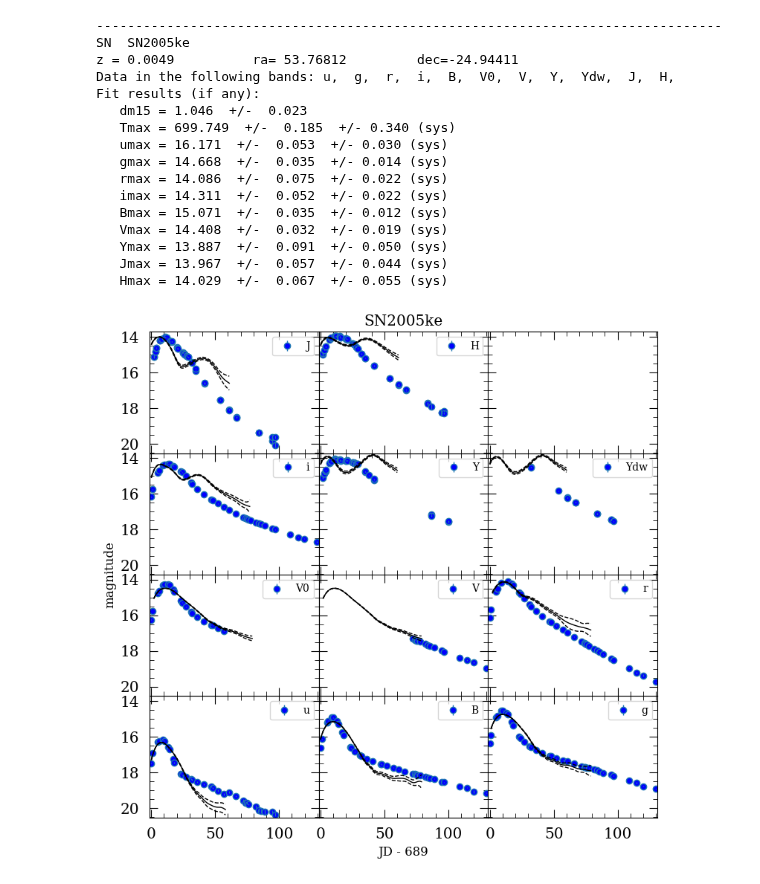
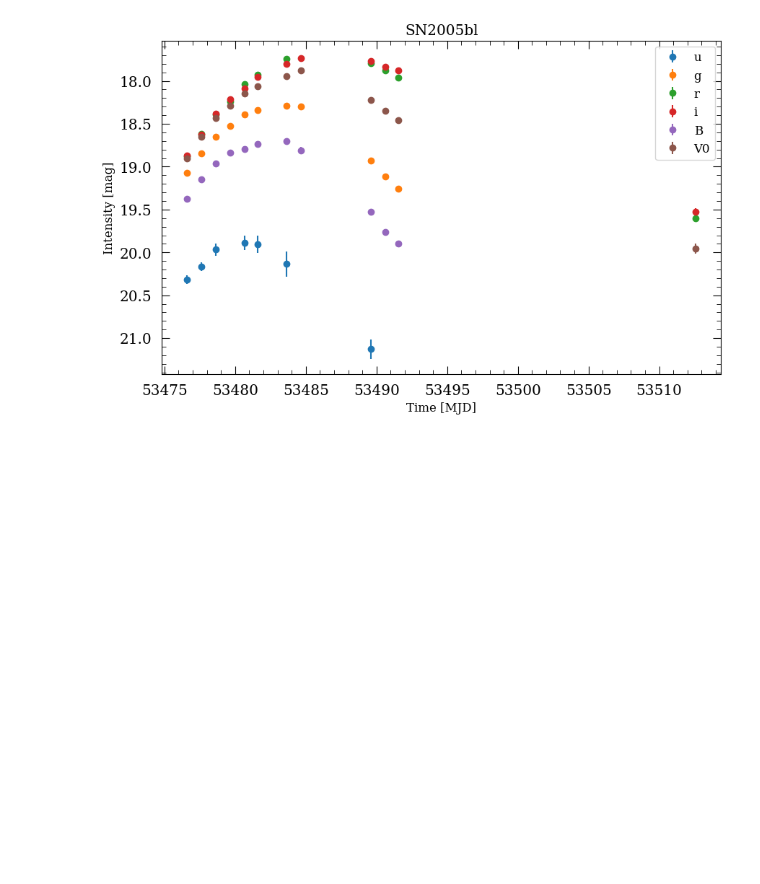
Before and after one commit to mekhi-woods/HiloCATsSN1991bg, a Jupyter notebook: main.ipynb, the cells around one changed output. Saved outputs shown, nothing was run; the diff lists cells and outputs as text; code cells hidden in the pictures; blank space fills up the shorter version.

Commit message:
adjusted some file paths to work in colab, worked towards using SNooPY2 model to find parameters of 13 91bg SNe1a

```diff
--- a/main.ipynb
+++ b/main.ipynb
@@ -33,78 +7,40 @@ Resolving deltas: 100% (20/20), done.
 # %%
+"""
+Plotting 91bg like 1a to get an idea of what they look like
+"""
 import matplotlib.pyplot as plt
 import numpy as np
 
 FILTER_WHEEL = ['u', 'g', 'r', 'i', 'B', 'V0']
 
 if __name__ == '__main__':
-    KrisciunasPath = "targetLists\91bglike_justnames.txt"
+    KrisciunasPath = "/content/HiloCATsSN1991bg/targetLists/91bglike_justnames.txt"
     KrisciunasNames = np.genfromtxt(KrisciunasPath, dtype=str, delimiter=', ')
 
-    allCPSPhot = "data\CSPdata\SN_photo.dat"
+    allCPSPhot = "/content/HiloCATsSN1991bg/data/CSPdata/SN_photo.dat"
     allCPSPhotData = np.genfromtxt(allCPSPhot, dtype='str')
 
     names = allCPSPhotData[:,0]
     filters = allCPSPhotData[:,1]
     time = allCPSPhotData[:,2]
     light = allCPSPhotData[:,3]
     err = allCPSPhotData[:,4]
 
+    plt.figure(figsize=(10,6))
     sigma = 1
     for tar in KrisciunasNames:
         for n in range(len(FILTER_WHEEL)):
             # output_names = names[(names == tar) & (filters == FILTER_WHEEL[n])]
             output_light = light[(names == tar) & (filters == FILTER_WHEEL[n])].astype('float64')
             output_time = time[(names == tar) & (filters == FILTER_WHEEL[n])].astype('float64') + 53000
             output_err = err[(names == tar) & (filters == FILTER_WHEEL[n])].astype('float64')
             plt.errorbar(output_time, output_light, yerr=output_err*sigma, fmt='o', label=FILTER_WHEEL[n])
 
         plt.title(tar); plt.xlabel('Time [MJD]'); plt.ylabel('Intensity [mag]')
         plt.gca().invert_yaxis()
         plt.legend()
         # plt.savefig('save\\'+str(tar)+'.png')
         plt.show()
         break
+# %% [output]
+[figure, added]
-# %%
-"""
-SNooPy fitting on CSP data
-"""
-import matplotlib.pyplot as plt
-import numpy as np
-import snpy
-
-if __name__ == '__main__':
-    # Initalize File -- SN2005ke
-    tarFile = '/content/HiloCATsSN1991bg/data/CSPdata/SN2005ke_snpy.txt'
-    s = snpy.get_sn(tarFile)
-
-    # Set model parameters
-    model = "max_model"
-    shapeParam = "dm15"
-    s.choose_model(model, stype=shapeParam)
-    s.set_restbands() # Auto pick appropriate rest-bands
-
-    # Fit data
-    s.fit()
-
-    # Show results
-    s.summary()
-    # for param in s.parameters:
-    #     print("{} = {} +/- {}".format(param, s.parameters[param], s.errors[param]))
-# %% [output]
---------------------------------------------------------------------------------
-SN  SN2005ke
-z = 0.0049          ra= 53.76812         dec=-24.94411
-Data in the following bands: u,  g,  r,  i,  B,  V0,  V,  Y,  Ydw,  J,  H,
-Fit results (if any):
-   dm15 = 1.046  +/-  0.023
-   Tmax = 699.749  +/-  0.185  +/- 0.340 (sys)
-   umax = 16.171  +/-  0.053  +/- 0.030 (sys)
-   gmax = 14.668  +/-  0.035  +/- 0.014 (sys)
-   rmax = 14.086  +/-  0.075  +/- 0.022 (sys)
-   imax = 14.311  +/-  0.052  +/- 0.022 (sys)
-   Bmax = 15.071  +/-  0.035  +/- 0.012 (sys)
-   Vmax = 14.408  +/-  0.032  +/- 0.019 (sys)
-   Ymax = 13.887  +/-  0.091  +/- 0.050 (sys)
-   Jmax = 13.967  +/-  0.057  +/- 0.044 (sys)
-   Hmax = 14.029  +/-  0.067  +/- 0.055 (sys)
-[figure, removed]
```
Also changed, not shown: parts of 4 cells of this notebook.
